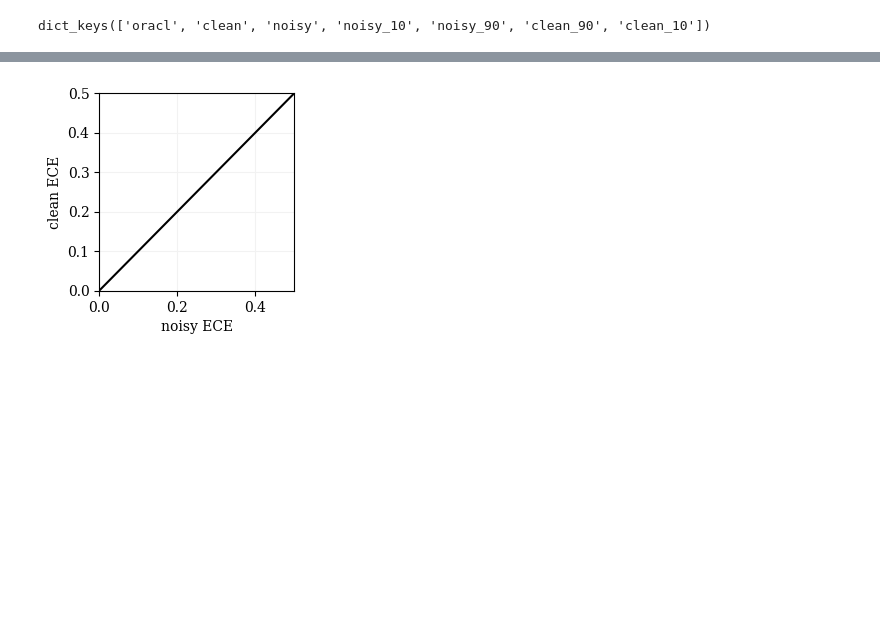
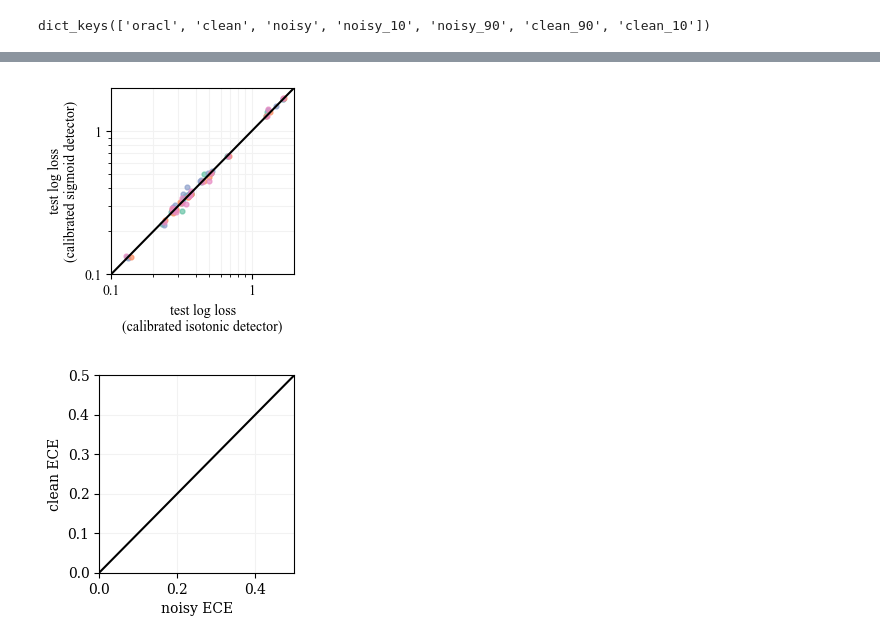
Before and after one commit to Orange-OpenSource/mislabeled-benchmark, a Jupyter notebook: analysis_calib.ipynb, the cells around one changed output, grey strips where cells are left out. Cells and saved outputs as stored; diff of their text form; code cells hidden in the pictures; blank space fills up the shorter version.

```diff
--- a/analysis_calib.ipynb
+++ b/analysis_calib.ipynb
@@ -841,7 +840,7 @@ for k, r in results_cv.items():
         value_vars=logl_cv_norm.columns,
     )
     non_baseline_mask = ~df_sns_format["detector_name"].isin(
-        ["none", "silver", "gold", "random"]
+        ["none", "silver", "gold", "random", "isotonic", "sigmoid"]
     ).__or__(~df_sns_format["detector_name"].str.contains("isotonic")).__or__(
         df_sns_format["detector_name"].str.contains("noisy")
     )
@@ -1001,9 +1000,7 @@ for k, r in results_cv.items():
     plt.legend(
         handles=[
             Patch(
-                facecolor=sns.light_palette(
-                    "grey", n_colors=len(ordered_addons)
-                )[i],
+                facecolor=sns.light_palette("grey", n_colors=len(ordered_addons))[i],
                 edgecolor="black",
                 label=f"{int(100 * float(c))}%",
             )
@@ -1015,7 +1012,7 @@ for k, r in results_cv.items():
         title="% of val. use for calib.",
         title_fontsize=9,
         edgecolor="black",
-        columnspacing=0.8
+        columnspacing=0.8,
     )
 
     # noise_str = "NCAR" if prefix.split("/")[0] == "noise" else "NNAR"
@@ -1344,0 +1349,63 @@ klm_cleanlab
+# %%
+def plot_corr_sig_iso(prefix, k, exp_alt):
+    mapping = {"oracl": "test", "clean": "val", "noisy": "noisy_val"}
+    best_model = (
+        all_results[exp_alt][prefix]
+        .groupby(["dataset_name", "detector_name"])[f"logl_{mapping[k]}"]
+        .idxmin()
+    )
+
+    logl = (
+        all_results[exp_alt][prefix]
+        .iloc[best_model]
+        .pivot(
+            index="detector_name",
+            columns="dataset_name",
+            values="logl_test",
+        )
+    )
+
+    tf.figure(width=TMLR_textwidth * (2 / 5), ratio=1, pad=0.5)
+
+    for detector in set(detectors) - set(baselines + ["random"]):
+        if len(detector.split("_")) > 2:
+            continue
+
+        x = logl.loc[logl.index == f"{detector}_isotonic_0.2"].values
+        y = logl.loc[logl.index == f"{detector}_sigmoid_0.2"].values
+
+        plt.scatter(x, y, color=full_detector_colors[detector], s=12, alpha=0.7)
+
+    plt.xlabel("test log loss\n(calibrated isotonic detector)")
+    plt.ylabel("test log loss\n(calibrated sigmoid detector)")
+
+    # plt.scatter([], [], color="black", label="isotonic.", s=12)
+    # plt.scatter([], [], color="black", label="sigmoid", marker="x", s=12)
+
+    plt.xscale("log")
+    plt.yscale("log")
+
+    plt.plot([0.1, 2], [0.1, 2], color="black")
+
+    custom_grid(plt.gca())
+    plt.ylim(0.1, 2)
+    plt.xlim(0.1, 2)
+
+    plt.xticks(np.arange(0.1, 1, 0.1), [], minor=True)
+    plt.xticks([0.1, 1], [0.1, 1], minor=False)
+
+    plt.yticks(np.arange(0.1, 1, 0.1), [], minor=True)
+    plt.yticks([0.1, 1], [0.1, 1], minor=False)
+
+    # plt.legend(loc="lower right", edgecolor="black", handletextpad=0.4, handlelength=1)
+
+    tf.savefig(f"figures/plot_corr_sig_iso/{exp_alt}_{prefix.replace('/', '_')}")
+    plt.show()
+
+
+if not os.path.exists("figures/plot_corr_sig_iso"):
+    os.mkdir("figures/plot_corr_sig_iso")
+
+plot_corr_sig_iso(prefix="weak/klm", k="clean", exp_alt="allclass")
+# %% [output]
+[figure, added]
```
Also changed, not shown: parts of 14 cells of this notebook.
